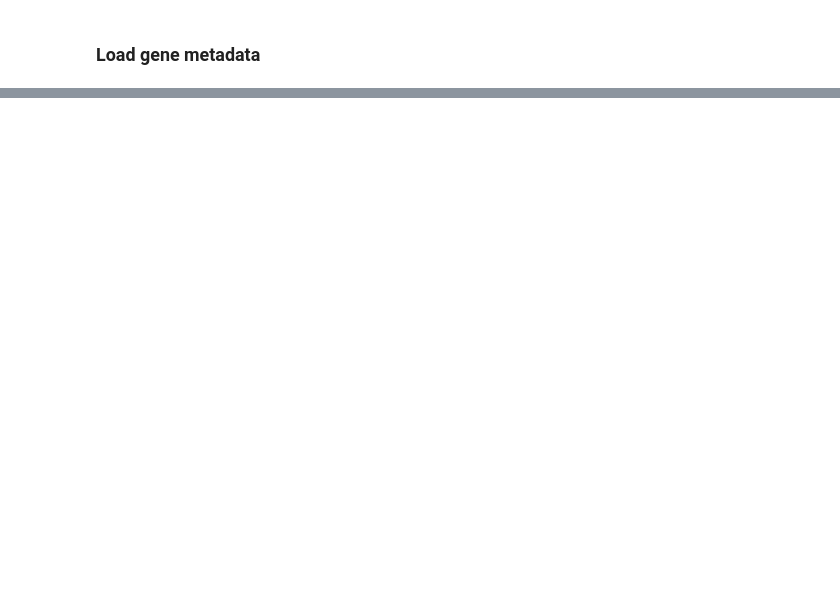
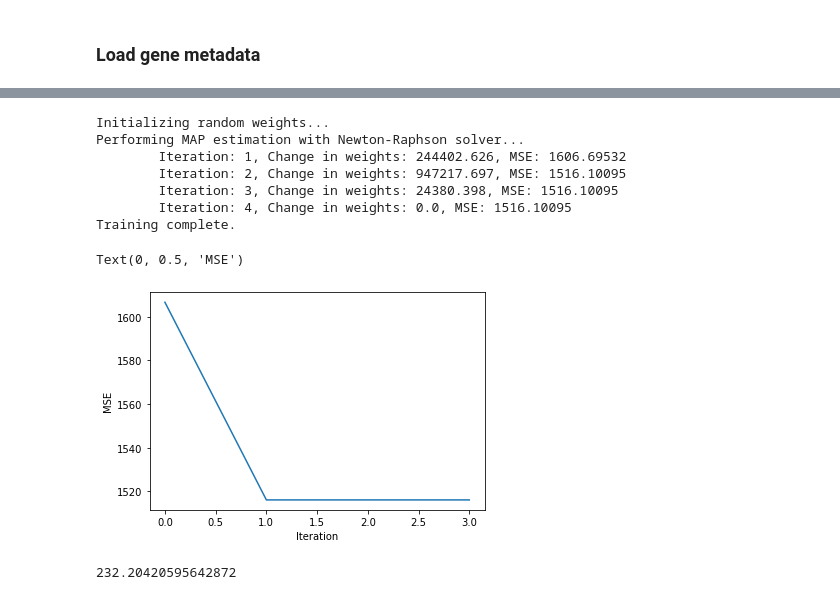
Before and after one commit to j-berg/CS6190, a Jupyter notebook: bin/test-environment-py.ipynb, the cells around one changed output, grey strips where cells are left out. Cells and saved outputs as stored; diff of their text form; code cells hidden in the pictures; blank space fills up the shorter version.

```diff
--- a/bin/test-environment-py.ipynb
+++ b/bin/test-environment-py.ipynb
@@ -309,0 +159,28 @@ plt.show()
+# %%
+final_weights4, mse_record = newton_solver(
+    training_data=X_train,
+    training_labels=y_train,
+    test_data=X_test,
+    test_labels=y_test,
+    initialization_type="random",
+    regression_type="logistic",
+    gaussian_sd=0.2,
+    regularizer=0.2)
+
+plt.plot([i for i in range(len(mse_record))], mse_record)
+plt.xlabel("Iteration")
+plt.ylabel("MSE")
+# %% [output]
+Initializing random weights...
+Performing MAP estimation with Newton-Raphson solver...
+        Iteration: 1, Change in weights: 244402.626, MSE: 1606.69532
+        Iteration: 2, Change in weights: 947217.697, MSE: 1516.10095
+        Iteration: 3, Change in weights: 24380.398, MSE: 1516.10095
+        Iteration: 4, Change in weights: 0.0, MSE: 1516.10095
+Training complete.
+Text(0, 0.5, 'MSE')
+[figure, added]
+# %%
+np.min(final_weights1)
+# %% [output]
+232.20420595642872
```
Also changed, not shown: parts of 32 cells of this notebook, 1 other file.
